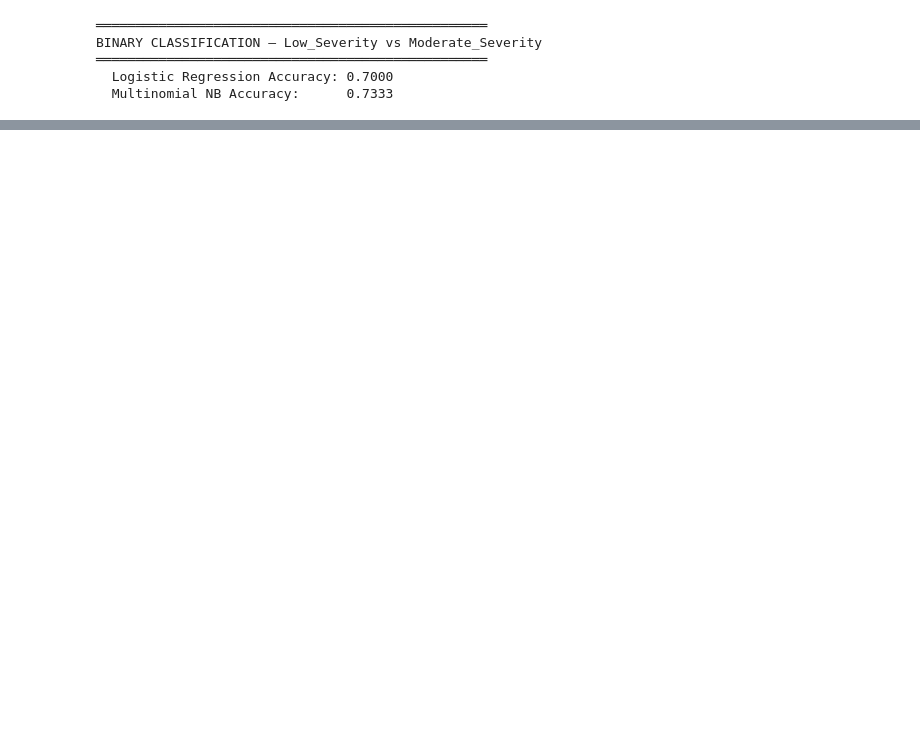
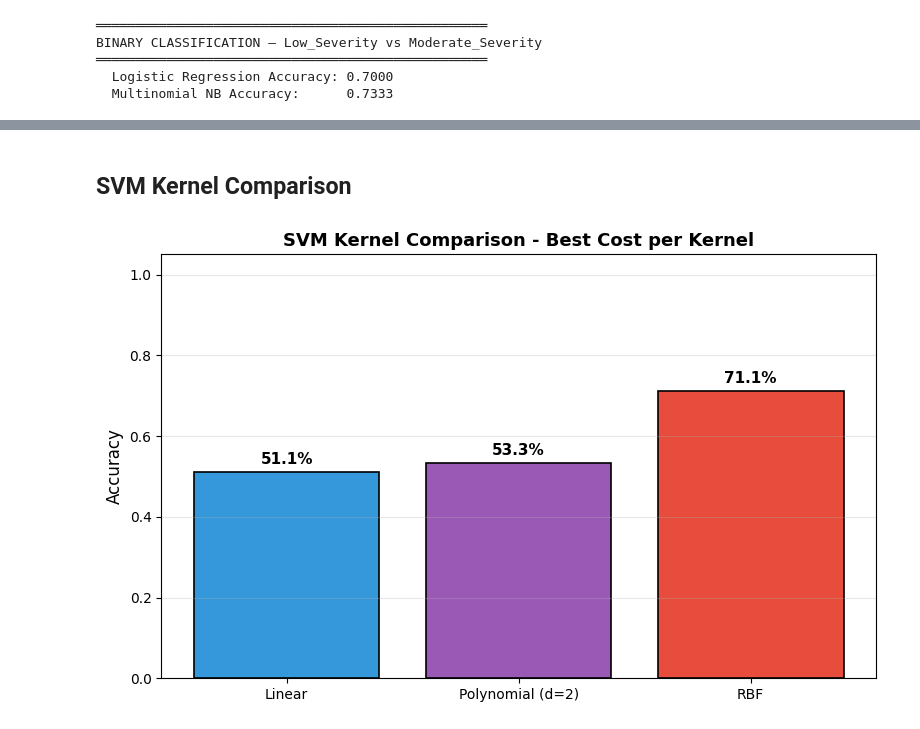
Before and after one commit to Vinay-15/NASA_ESONET_Climate_Analysis, a Jupyter notebook: NASA_climate_analysis.ipynb, the cells around one changed output, grey strips where cells are left out. Saved outputs shown, nothing was run; the diff lists cells and outputs as text; code cells hidden in the pictures; blank space fills up the shorter version.

```diff
--- a/NASA_climate_analysis.ipynb
+++ b/NASA_climate_analysis.ipynb
@@ -1291,0 +1441,20 @@ print(f"\n★ Best Model: {best['Model']}  —  Accuracy: {best['Accuracy']:.4f}
+# %%
+# Save confusion matrices for each kernel
+svm_preds = [("linear", y_pred_linear, acc_linear),
+             ("poly",   y_pred_poly,   acc_poly),
+             ("rbf",    y_pred_rbf,    acc_rbf)]
+
+for name, y_pred, acc in svm_preds:
+    cm = confusion_matrix(y_test, y_pred)
+    disp = ConfusionMatrixDisplay(cm, display_labels=le.classes_)
+    fig, ax = plt.subplots(figsize=(6, 5))
+    disp.plot(ax=ax, cmap="Blues", colorbar=False)
+    ax.set_title(f"SVM - {name.upper()} Kernel (Acc: {acc:.1%})")
+    plt.tight_layout()
+    plt.savefig(f"images/svm_cm_{name}.png", dpi=120, bbox_inches="tight")
+    plt.show()
+
+    print(f"\n--- {name.upper()} Kernel Classification Report ---")
+    print(classification_report(y_test, y_pred, target_names=le.classes_,
+                                labels=list(range(len(le.classes_))),
+                                zero_division=0))
@@ -1291,0 +1495,23 @@ print(f"\n★ Best Model: {best['Model']}  —  Accuracy: {best['Accuracy']:.4f}
+# %% [markdown]
+## SVM Kernel Comparison
+# %%
+# Bar chart comparing the three kernels
+fig, ax = plt.subplots(figsize=(8, 5))
+names  = ["Linear", "Polynomial (d=2)", "RBF"]
+accs   = [acc_linear, acc_poly, acc_rbf]
+colors = ["#3498db", "#9b59b6", "#e74c3c"]
+
+bars = ax.bar(names, accs, color=colors, edgecolor="black", linewidth=1.2)
+ax.set_ylim(0, 1.05)
+ax.set_ylabel("Accuracy", fontsize=12)
+ax.set_title("SVM Kernel Comparison - Best Cost per Kernel",
+             fontsize=13, fontweight="bold")
+for bar, acc in zip(bars, accs):
+    ax.text(bar.get_x() + bar.get_width() / 2, bar.get_height() + 0.02,
+            f"{acc:.1%}", ha="center", fontweight="bold", fontsize=11)
+ax.grid(axis="y", alpha=0.3)
+plt.tight_layout()
+plt.savefig("images/svm_comparison.png", dpi=120, bbox_inches="tight")
+plt.show()
+# %% [output]
+[figure, added]
```
Also changed, not shown: parts of 74 cells of this notebook, 14 other files.
